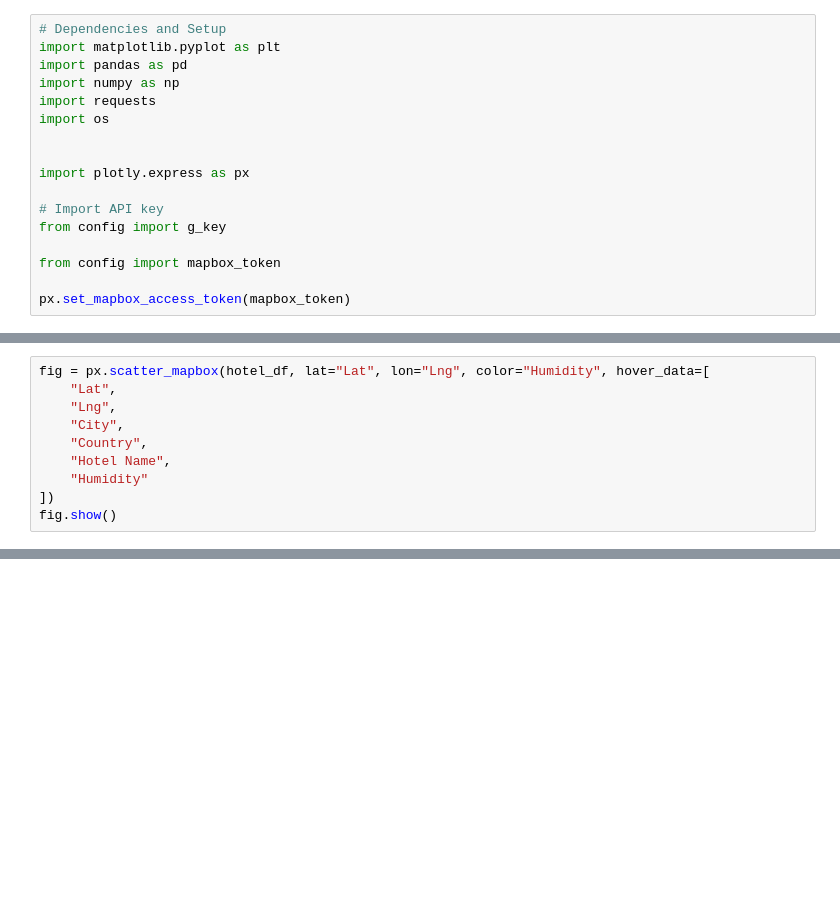
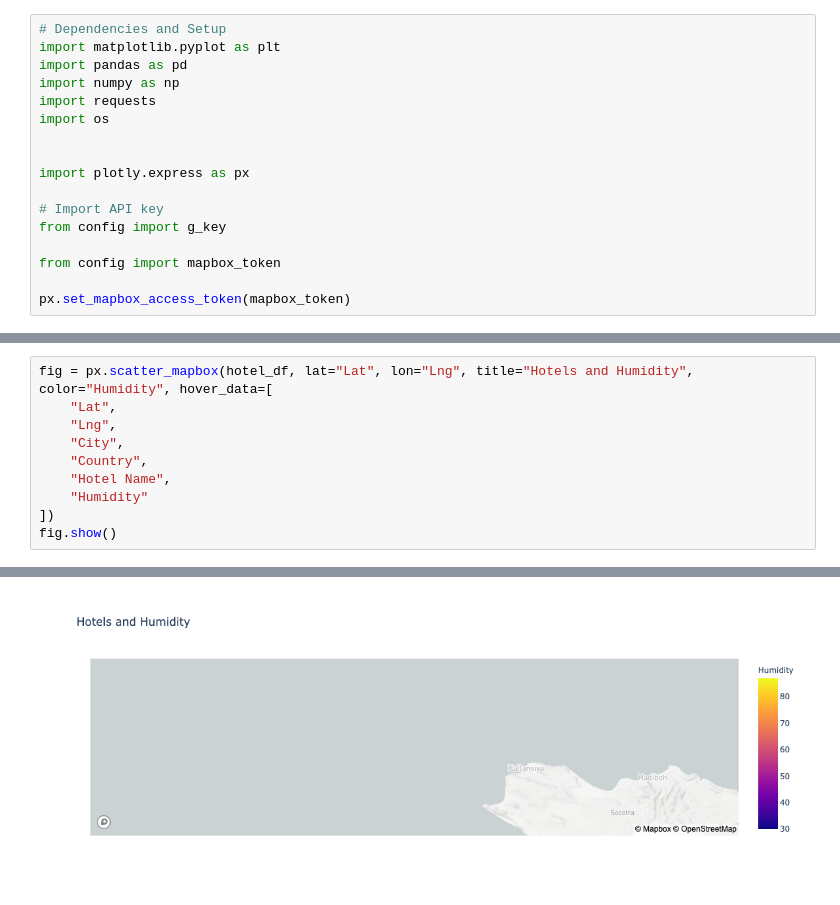
Before and after one commit to atxnatalia/python-api-challenge, a Jupyter notebook: vacationpy.ipynb, the cells around one changed output, grey strips where cells are left out. Drawn from its saved outputs; the diff is of its cells as text; blank space fills up the shorter version.

```diff
--- a/vacationpy.ipynb
+++ b/vacationpy.ipynb
@@ -100,5 +106,5 @@ Missing field/result... skipping.
 # %%
-fig = px.scatter_mapbox(hotel_df, lat="Lat", lon="Lng", color="Humidity", hover_data=[
+fig = px.scatter_mapbox(hotel_df, lat="Lat", lon="Lng", title="Hotels and Humidity", color="Humidity", hover_data=[
     "Lat",
     "Lng",
     "City",
@@ -112,0 +118 @@ fig.show()
+[figure, added]
```
Also changed, not shown: parts of 5 cells of this notebook.
